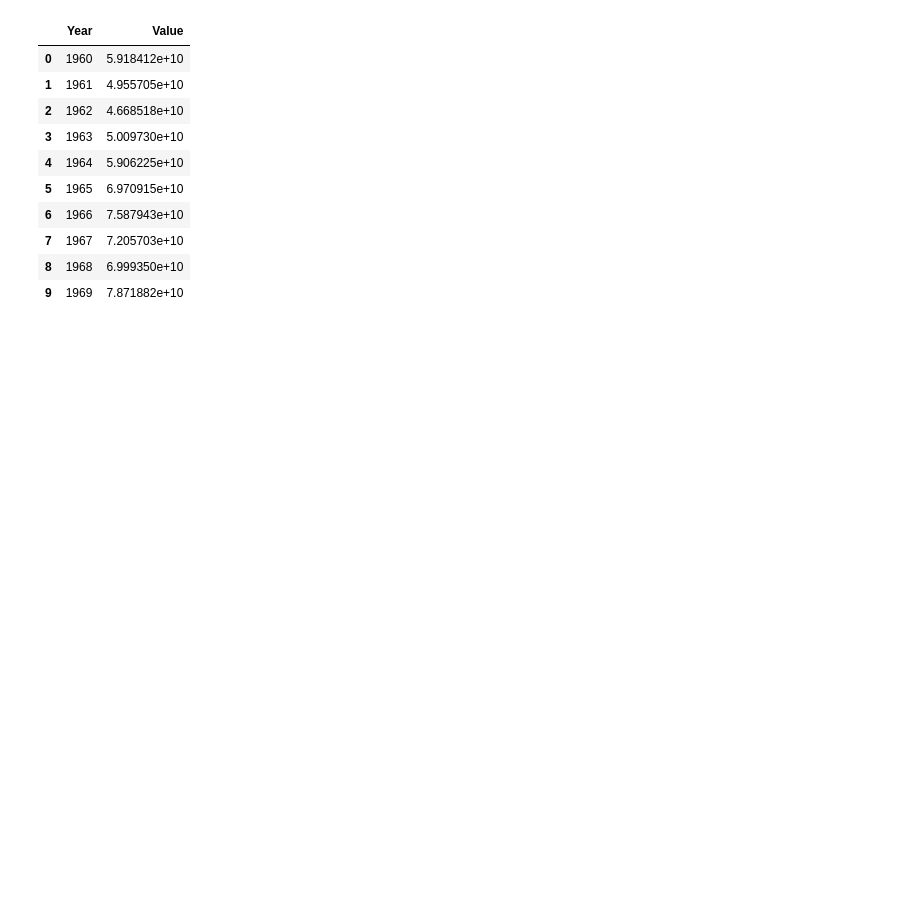
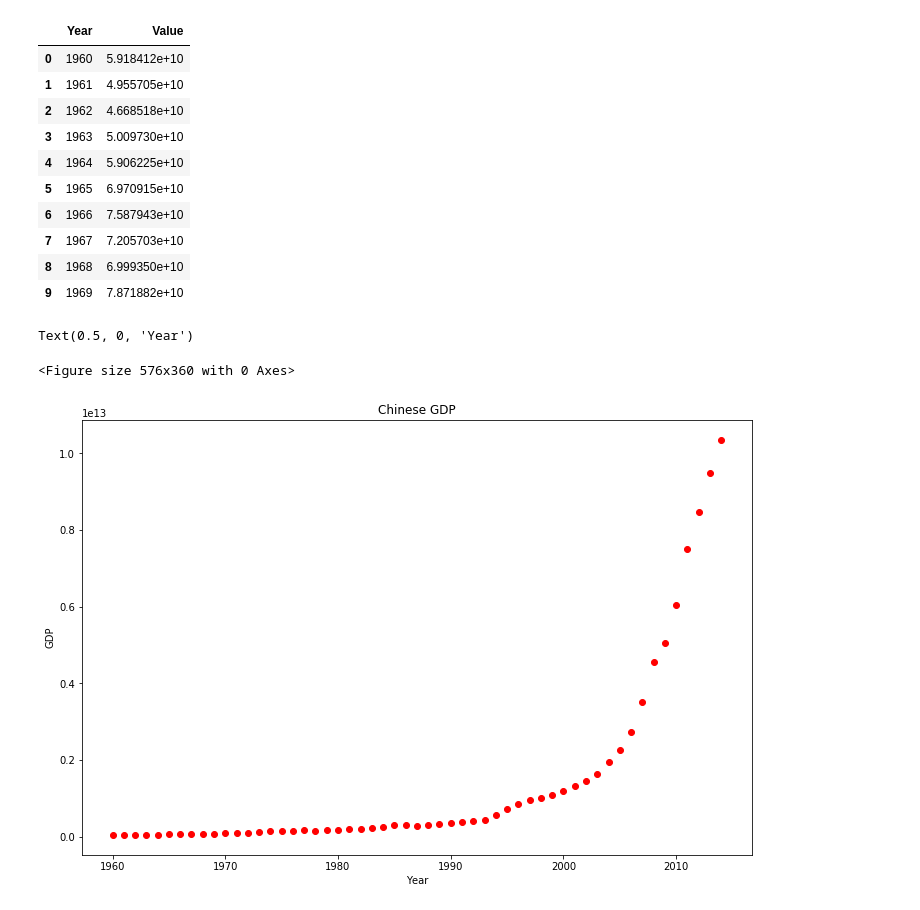
Before and after one commit to Gus-Viola/IBM-ML0101EN, a Jupyter notebook: 01 Modules 1 Introduction & 2 Regressions.ipynb, the cells around one changed output. Saved outputs shown, nothing was run; the diff lists cells and outputs as text; code cells hidden in the pictures; blank space fills up the shorter version.

```diff
--- a/01 Modules 1 & 2.ipynb
+++ b/01 Modules 1 Introduction & 2 Regressions.ipynb
@@ -380,3 +380,17 @@ df.head(10)
 | 7 | 1967 | 7.205703e+10 |
 | 8 | 1968 | 6.999350e+10 |
 | 9 | 1969 | 7.871882e+10 |
+# %%
+plt.figure(figsize=(8,5))
+x_data, y_data = (df["Year"].values, df["Value"].values)
+
+plt.figure (figsize = (12,8))
+plt.title("Chinese GDP")
+
+plt.plot(x_data, y_data, 'ro')
+plt.ylabel('GDP')
+plt.xlabel('Year')
+# %% [output]
+Text(0.5, 0, 'Year')
+<Figure size 576x360 with 0 Axes>
+[figure, added]
```
Also changed, not shown: parts of 7 cells of this notebook.
